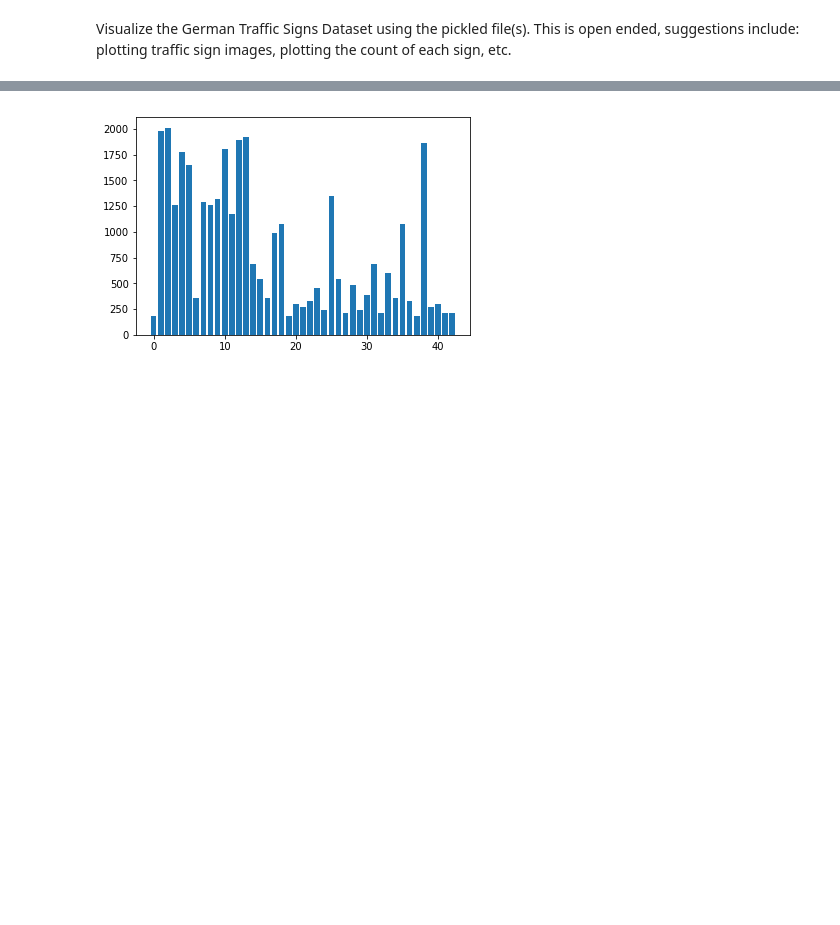
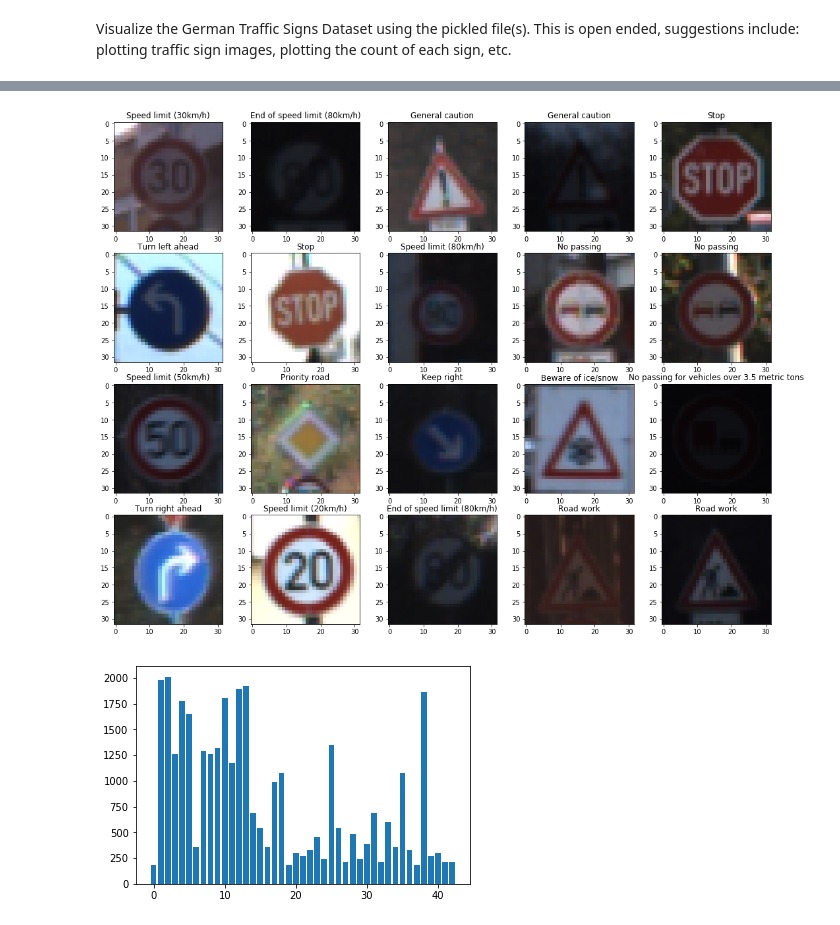
Before and after one commit to charlielito/CarND-Traffic-Sign-Classifier-Project, a Jupyter notebook: Traffic_Sign_Classifier.ipynb, the cells around one changed output, grey strips where cells are left out. Cells and saved outputs as stored; diff of their text form; code cells hidden in the pictures; blank space fills up the shorter version.

```diff
--- a/Traffic_Sign_Classifier.ipynb
+++ b/Traffic_Sign_Classifier.ipynb
@@ -85,16 +86,3 @@ from sklearn.utils import shuffle
 
 # Visualizations will be shown in the notebook.
 %matplotlib inline
-# %%
-## Visualize random images
-N_example_images = 6
-columns = 3
-rows = N_example_images//columns
-
-fig, ax = plt.subplots(rows, columns)
-
-
-for row in ax:
-    for col in row:
-        index = randint(0, n_train)
-        col.imshow(X_train[index,:])
@@ -102,0 +89,5 @@ for row in ax:
+# %%
+# Load metadata with readable cattegories
+df = pd.read_csv("signnames.csv")
+print(df.head())
+df[df.ClassId == 2].SignName.iloc[0]
@@ -103,2 +102,18 @@ for row in ax:
+# %%
+## Visualize random images
+N_example_images = 20
+columns = 5
+rows = np.ceil(N_example_images/columns)
+
+plt.figure(figsize=(18,14))
+for i in range(N_example_images):
+    plt.subplot(rows,columns,i+1)
+    # Get random image from Train set
+    index = randint(0, n_train)
+    # Plot title with corresponding readable lable
+    plt.title(df[df.ClassId == y_train[index]].SignName.iloc[0])
+    plt.imshow(X_train[index,:])
+# %% [output]
+[figure, added]
 # %%
 ## Visualize data distribution
```
Also changed, not shown: parts of 7 cells of this notebook, 1 other file.
